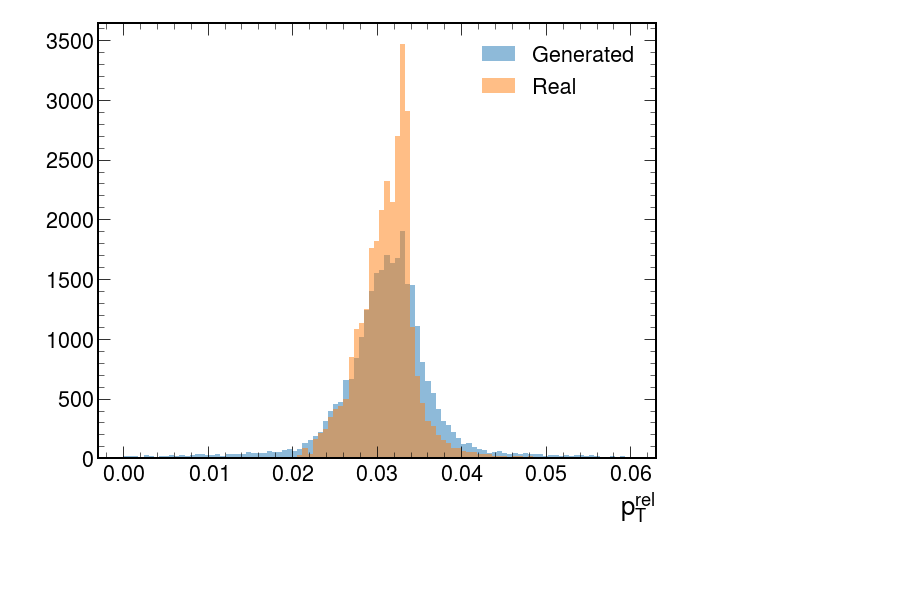
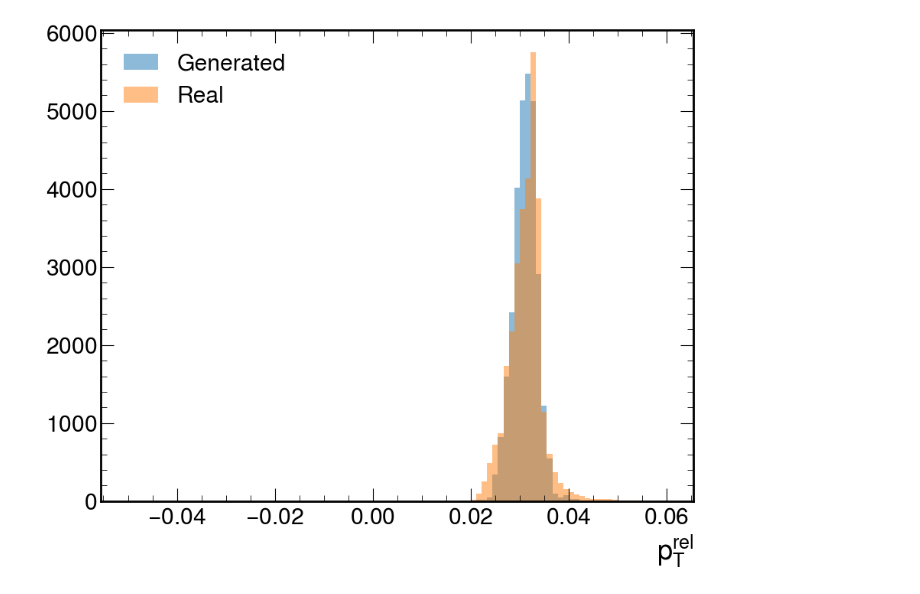
Before and after one commit to stsan9/PVD, a Jupyter notebook: plots.ipynb, the cells around one changed output. Drawn from its saved outputs; the diff is of its cells as text; code cells hidden in the pictures; blank space fills up the shorter version.

```diff
--- a/plots.ipynb
+++ b/plots.ipynb
@@ -14,5 +19,20 @@ plt.plot(loss_list[10:])
+# %%
+np.random.seed(99)
+def load_gluon_dataset(dataroot):
+    particle_data, jet_data = JetNet.getData(jet_type=["g"], data_dir=dataroot)
+    particle_data = particle_data[..., :-1] # toss mask dimension
+    dataset_size = 1000
+    np.random.shuffle(particle_data)
+    particle_data = particle_data[:dataset_size]
+    m = particle_data.mean(axis=1).reshape(-1, 1, 3)
+    s = particle_data.std(axis=1).reshape(-1, 1, 3)
+    return particle_data * s + m
 # %%
 samples = torch.load('/diffusionvol/experiments/test_generation/pvd_gluons/syn/samples.pth')
-ref = torch.load('/diffusionvol/experiments/test_generation/pvd_gluons/syn/ref.pth')
+# ref = torch.load('/diffusionvol/experiments/test_generation/pvd_gluons/syn/ref.pth')
+ref = load_gluon_dataset('/diffusionvol/data/')
 samples = samples.numpy()
-ref = ref.numpy()
+# ref = ref.numpy()
+# %%
+_samples = model(torch.tensor(samples).cuda())
+_samples.shape
@@ -19,3 +41,5 @@ ref = ref.numpy()
+# %%
+samples = _samples.detach().cpu().numpy()
 # %%
 plt.figure(figsize=(10,8))
 plt.hist(samples[..., 0].flatten(), bins=np.linspace(-0.1, 0.1, 100), alpha=0.5, label='Generated');
@@ -43,15 +67,15 @@ plt.show()
 # %%
 plt.style.use(hep.style.CMS)
 plt.figure(figsize=(10,8))
-plt.hist(samples[..., 2].flatten(), bins=np.linspace(-0.0, 0.06, 100), alpha=0.5, label='Generated');
-plt.hist(ref[..., 2].flatten(), bins=np.linspace(-0.0, 0.06, 100), alpha=0.5, label='Real');
+plt.hist(samples[..., 2].flatten(), bins=np.linspace(-0.05, 0.06, 100), alpha=0.5, label='Generated');
+plt.hist(ref[..., 2].flatten(), bins=np.linspace(-0.05, 0.06, 100), alpha=0.5, label='Real');
 plt.legend()
 plt.ticklabel_format(useMathText=True)
 plt.xlabel("$p_T^{rel}$")
 plt.savefig('pt.png')
 plt.show()
 # %% [output]
-[figure, old version]
+[figure, new version]
 # %%
 from jetnet import evaluation
 # %%
```
Also changed, not shown: parts of 11 cells of this notebook.
